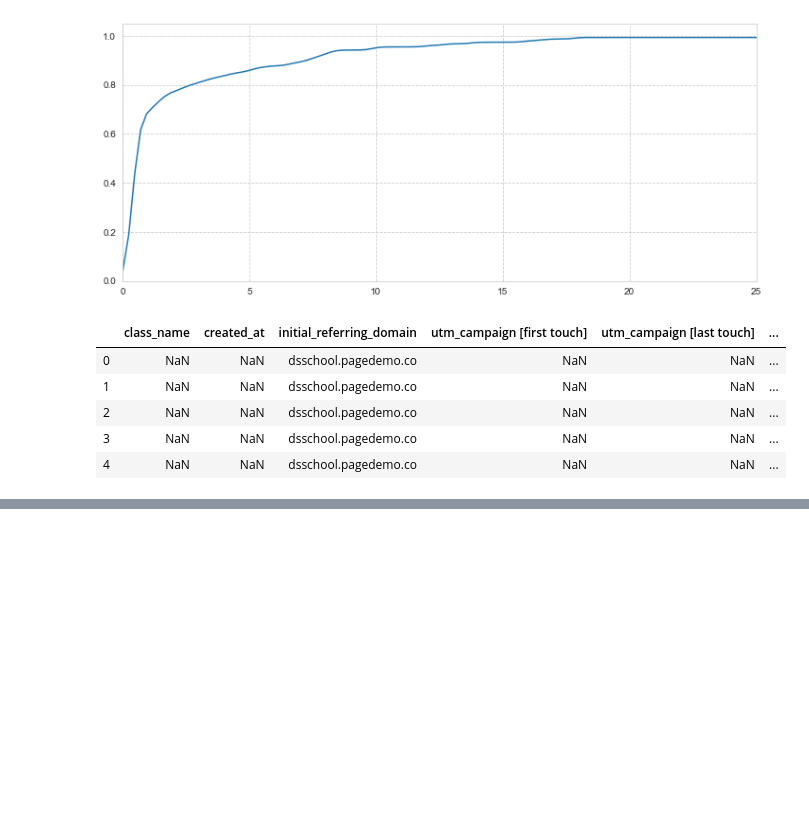
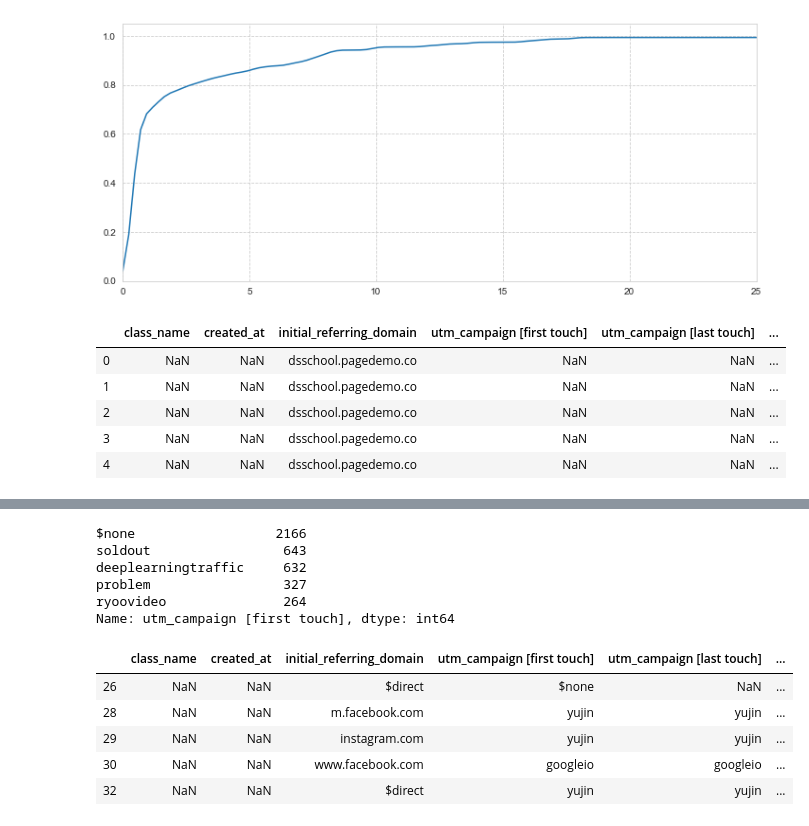
Before and after one commit to eunnyeong/data-analysis, a Jupyter notebook: dsschool_assignment.ipynb, the cells around one changed output, grey strips where cells are left out. Saved outputs shown, nothing was run; the diff lists cells and outputs as text; code cells hidden in the pictures; blank space fills up the shorter version.

```diff
--- a/dsschool_assignment.ipynb
+++ b/dsschool_assignment.ipynb
@@ -519,0 +527,3 @@ mixpanel_payments.head()
+# %%
+mixpanel_payments.loc[mixpanel_payments['상태(bool)'] == True, '상태(bool)'] = 1
+mixpanel_payments.loc[mixpanel_payments['상태(bool)'] != True, '상태(bool)'] = 0
@@ -519,0 +550,6 @@ mixpanel_payments.head()
+# %%
+# campaign으로부터 유입된 고객이 20명 이상인 캠페인만을 이용해 위의 피벗 테이블을 다시 만들기
+
+campaign = mixpanel_payments['utm_campaign [first touch]'].value_counts()
+
+campaign
@@ -519,0 +569,22 @@ mixpanel_payments.head()
+# %%
+campaign_over20 = campaign[campaign > 20]
+
+campaign_over20.head()
+# %% [output]
+$none                  2166
+soldout                 643
+deeplearningtraffic     632
+problem                 327
+ryoovideo               264
+Name: utm_campaign [first touch], dtype: int64
+# %%
+index_over20 = mixpanel_payments[mixpanel_payments['utm_campaign [first touch]'].isin(campaign_over20.index)]
+
+index_over20.head()
+# %% [output]
+|  | class_name | created_at | initial_referring_domain | utm_campaign [first touch] | utm_campaign [last touch] | ... |
+| 26 | NaN | NaN | $direct | $none | NaN | ... |
+| 28 | NaN | NaN | m.facebook.com | yujin | yujin | ... |
+| 29 | NaN | NaN | instagram.com | yujin | yujin | ... |
+| 30 | NaN | NaN | www.facebook.com | googleio | googleio | ... |
+| 32 | NaN | NaN | $direct | yujin | yujin | ... |
```
Also changed, not shown: parts of 6 cells of this notebook.
